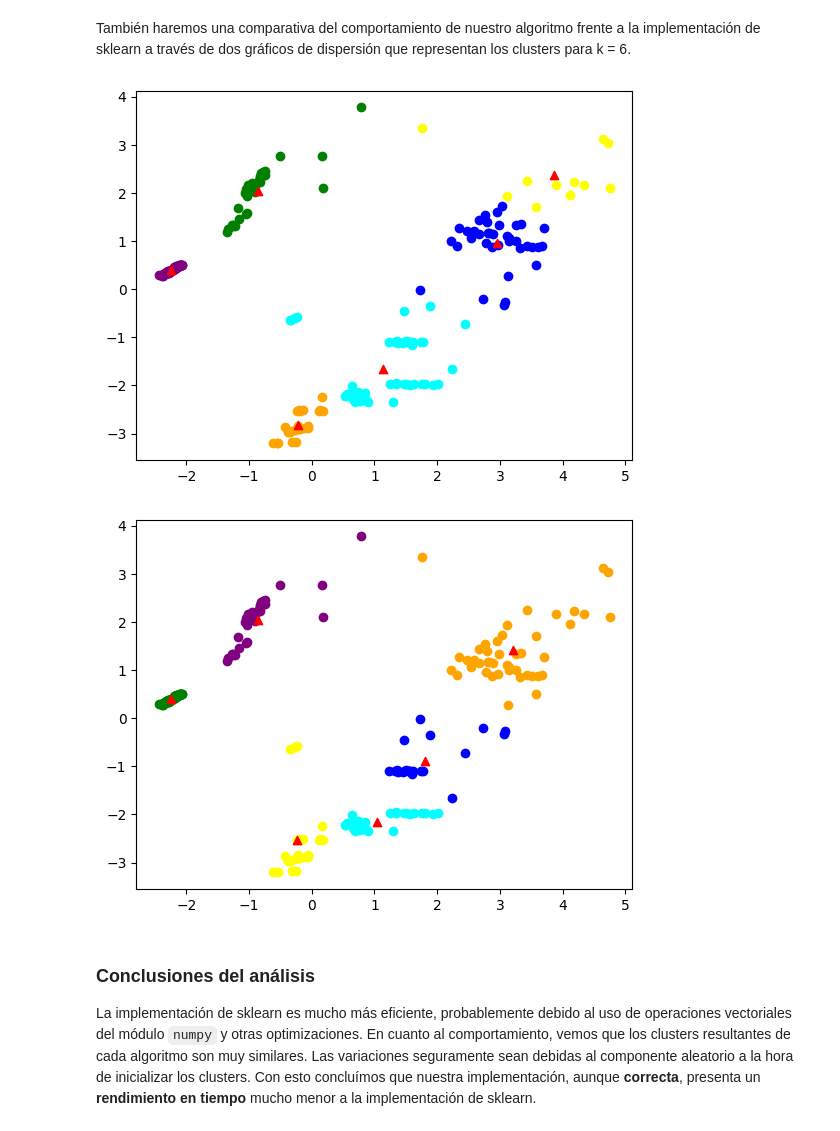
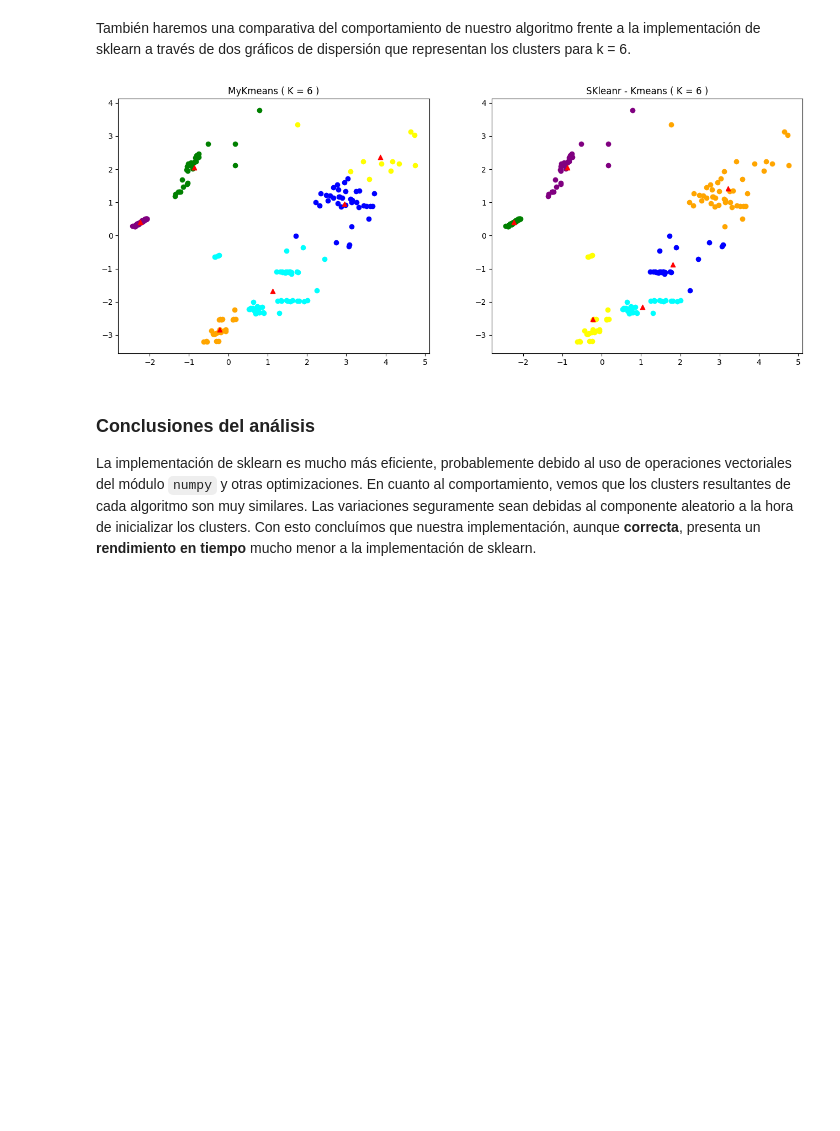
Before and after one commit to ManuGPR/ML_Clustering, a Jupyter notebook: AA_G03_Clustering.ipynb, the cells around one changed output. Saved outputs shown, nothing was run; the diff lists cells and outputs as text; code cells hidden in the pictures; blank space fills up the shorter version.

```diff
--- a/AA_G03_Clustering.ipynb
+++ b/AA_G03_Clustering.ipynb
@@ -517,25 +517,27 @@ También haremos una comparativa del comportamiento de nuestro algoritmo frente
 # %%
 #### Pintar para k = 6 para comparar
 
 casero = MyK_Means(6, pca_ohe_stars, random_state=100472310)
 casero.fit()
 skmeans = KMeans(6, random_state=100472310)
 cluster_labels = skmeans.fit_predict(pca_ohe_stars)
+fig, ax = plt.subplots(1, 2, figsize=(16, 6))
 for _ in range(casero.k):
-    plt.scatter(casero.clusters[_].iloc[0: , 0], casero.clusters[_].iloc[0:, 1], color=colors[_], label="datos")
-plt.scatter(*zip(*casero.centroids), color="red", label="destacados", marker='^')
-plt.show()
+    ax[0].scatter(casero.clusters[_].iloc[0: , 0], casero.clusters[_].iloc[0:, 1], color=colors[_], label="datos")
+ax[0].scatter(*zip(*casero.centroids), color="red", label="destacados", marker='^')
+ax[0].set_title("MyKmeans ( K = 6 )")
 
 for i in range(skmeans.n_clusters):
     # Filtrar las instancias que pertenecen al cluster i
     cluster_i = pca_ohe_stars[cluster_labels == i]
     # Graficar las instancias del cluster i con un color específico
-    plt.scatter(cluster_i.iloc[0: ,0], cluster_i.iloc[0:, 1], label=f'Cluster {i+1}', color = colors[i])
-plt.scatter(skmeans.cluster_centers_[:, 0], skmeans.cluster_centers_[:, 1], color="red", label="Centroides (sklearn)", marker='^')
+    ax[1].scatter(cluster_i.iloc[0: ,0], cluster_i.iloc[0:, 1], label=f'Cluster {i+1}', color = colors[i])
+ax[1].scatter(skmeans.cluster_centers_[:, 0], skmeans.cluster_centers_[:, 1], color="red", label="Centroides (sklearn)", marker='^')
+ax[1].set_title("SKleanr - Kmeans ( K = 6 )")
+
 plt.show()
 # %% [output]
-[figure, old version]
+[figure, new version]
-[figure, removed]
 # %% [markdown]
 ### Conclusiones del análisis
 La implementación de sklearn es mucho más eficiente, probablemente debido al uso de operaciones vectoriales del módulo `numpy` y otras optimizaciones. En cuanto al comportamiento, vemos que los clusters resultantes de cada algoritmo son muy similares. Las variaciones seguramente sean debidas al componente aleatorio a la hora de inicializar los clusters. Con esto concluímos que nuestra implementación, aunque **correcta**, presenta un **rendimiento en tiempo** mucho menor a la implementación de sklearn.
```
Also changed, not shown: parts of 2 cells of this notebook.
